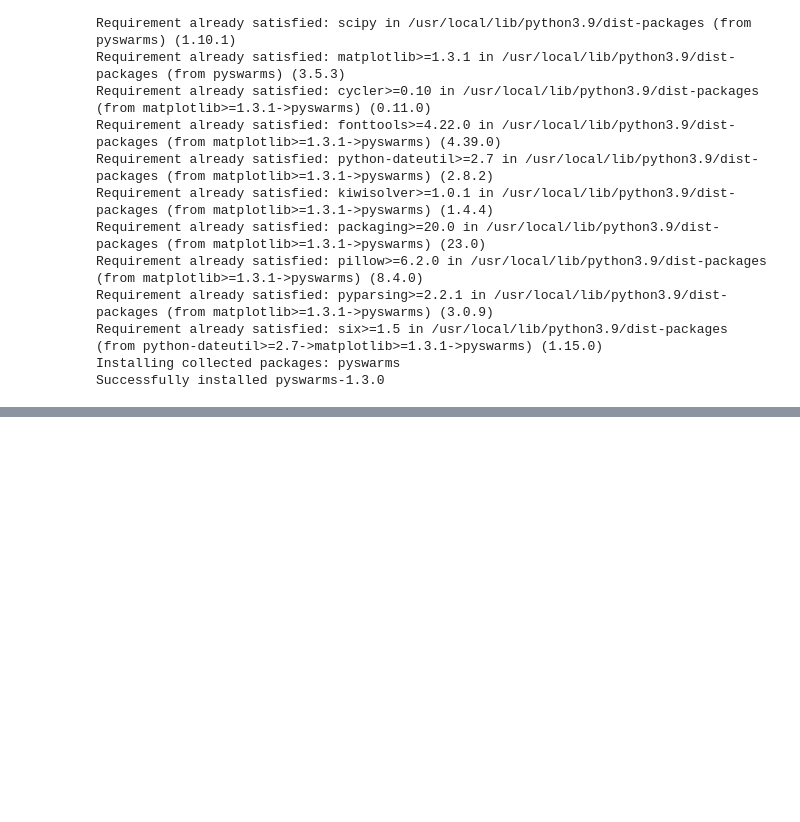
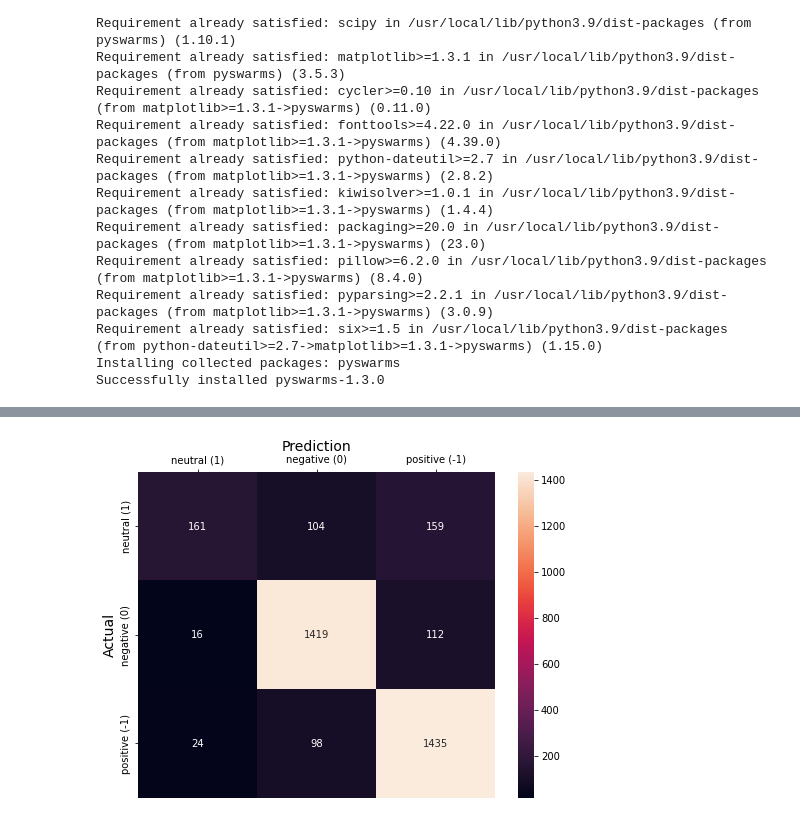
Before and after one commit to pahrul23/pahrul-skripsi, a Jupyter notebook: PERHITUNGAN_SOFT_VOTING.ipynb, the cells around one changed output, grey strips where cells are left out. Saved outputs shown, nothing was run; the diff lists cells and outputs as text; code cells hidden in the pictures; blank space fills up the shorter version.

```diff
--- a/PERHITUNGAN_SOFT_VOTING.ipynb
+++ b/PERHITUNGAN_SOFT_VOTING.ipynb
@@ -137,7 +137,7 @@ from sklearn.ensemble import VotingClassifier
 
 # Menggabungkan model dengan VotingClassifier dan menentukan bobot untuk setiap model
 voting_clf = VotingClassifier(estimators=[('rf', clf), ('xgb', model), ('svm', svm)],
-                              voting='soft', weights=[0.4, 0.2, 0.4])
+                              voting='soft', weights=[6.10790141, 5.85306629, 4.02842688])
 
 # Melatih model VotingClassifier
 voting_clf.fit(X_train, y_train)
@@ -243,0 +248,17 @@ weighted avg       0.84      0.85      0.84      3528
+# %%
+from sklearn.metrics import confusion_matrix
+import seaborn as sns
+
+confusion_matrix(y_test, y_pred)
+
+fig, ax = plt.subplots(figsize = (8,6))
+sns.heatmap(confusion_matrix(y_true = y_test, y_pred = y_pred), fmt = 'g', annot = True)
+ax.xaxis.set_label_position('top')
+ax.xaxis.set_ticks_position('top')
+ax.set_xlabel('Prediction', fontsize = 14)
+ax.set_xticklabels([ 'neutral (1)','negative (0)', 'positive (-1)' ])
+ax.set_ylabel('Actual', fontsize = 14)
+ax.set_yticklabels([ 'neutral (1)','negative (0)', 'positive (-1)'] )
+plt.show()
+# %% [output]
+[figure, added]
```
Also changed, not shown: parts of 8 cells of this notebook.
